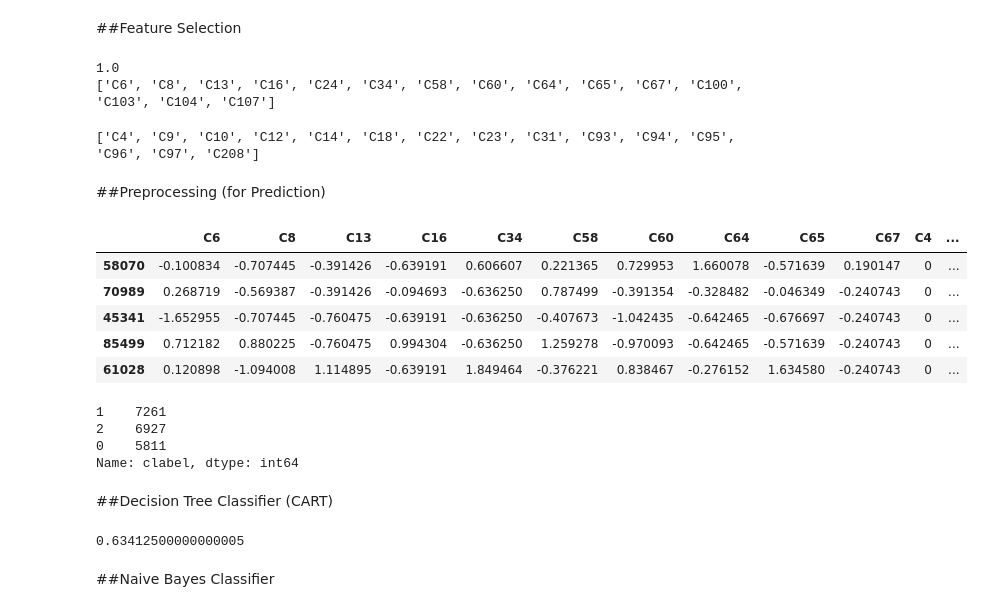
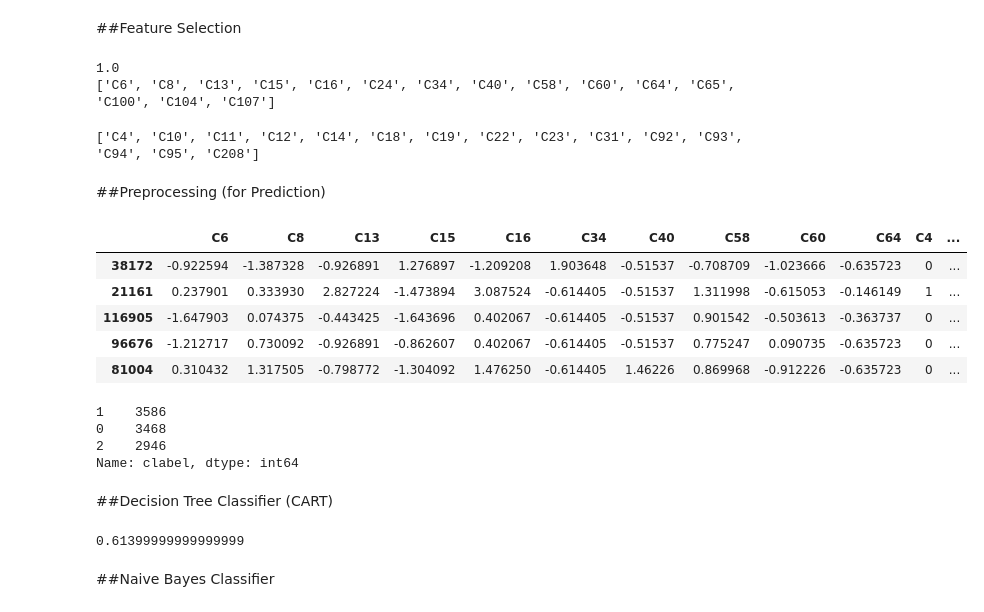
Before and after one commit to hungtzuhsuan/dataAnalytics, a Jupyter notebook: ipython/npout3_forcast.ipynb, the cells around one changed output. Cells and saved outputs as stored; diff of their text form; code cells hidden in the pictures.

```diff
--- a/ipython/npout3_forcast.ipynb
+++ b/ipython/npout3_forcast.ipynb
@@ -7,10 +7,13 @@ pd.set_option("display.max_columns", 300)
 # %%
 df = pd.read_csv('../../MB_PCUST_NPOUT_TRAIN.txt', encoding='utf-8', header=1, sep='\t', names=['C'+str(i+1) for i in xrange(215)], na_values=['?'])
 
-df = df.loc[df['C1']==6]
-df = pd.concat([df.loc[df['C3']=='N'].sample(20000*1/3),
-               df.loc[df['C3']=='Y'].sample(20000*2/3)])
+#df = pd.read_csv('../../MB_PCUST_NPOUT_EXAM.txt', encoding='utf-8', sep='\t', names=['C2']+['C'+str(i+4) for i in xrange(212)], na_values=['?'])
+#df['C3'] = df['C24'].map(lambda x: 'Y' if x>0 else 'N')
+#del df['C2']
 
+#df = df.loc[df['C1']==6]
+#df = pd.concat([df.loc[df['C3']=='N'].sample(20000*1/3), df.loc[df['C3']=='Y'].sample(20000*2/3)])
+df = df.sample(10000)
 del df['C1']
 del df['C2']
 df.head()
@@ -29,7 +32,7 @@ indices = np.where(dfco > 0.7)
 cols = [(dfco.index[x], dfco.columns[y]) for x, y in zip(*indices) if x != y and x < y]
 
 for col in cols:
-  if col[1] in df.columns: del df[col[1]]
+  if col[1] in df.columns and col[1]!='C3': del df[col[1]]
 # %% [markdown]
 ##chi-squared test
 # %%
@@ -108,7 +114,7 @@ from sklearn.pipeline import Pipeline
 from sklearn import svm
 
 #coding
-X, y = dfc, df['C3'].replace({name: n for n, name in enumerate(df['C3'].unique())})
+X, y = dfc, df['C3'].replace({'N':0, 'Y':1})
 anova_svm = Pipeline([('anova', SelectKBest(f_regression, k=15)), ('svc', svm.SVC(kernel='linear'))])
 anova_svm.set_params(svc__C=0.1).fit(X, y)
 
@@ -118,7 +124,7 @@ filtered = [dfc.columns[i] for i in anova_svm.named_steps['anova'].get_support(i
 print filtered
 # %% [output]
 1.0
-['C6', 'C8', 'C13', 'C16', 'C24', 'C34', 'C58', 'C60', 'C64', 'C65', 'C67', 'C100', 'C103', 'C104', 'C107']
+['C6', 'C8', 'C13', 'C15', 'C16', 'C24', 'C34', 'C40', 'C58', 'C60', 'C64', 'C65', 'C100', 'C104', 'C107']
 # %%
 from sklearn.feature_selection import SelectKBest, chi2
 
@@ -133,33 +139,33 @@ selector = SelectKBest(chi2, k=15).fit(dfc, y)
 filtered2 = [dfc.columns[i] for i in selector.get_support(indices=True)]
 print filtered2
 # %% [output]
-['C4', 'C9', 'C10', 'C12', 'C14', 'C18', 'C22', 'C23', 'C31', 'C93', 'C94', 'C95', 'C96', 'C97', 'C208']
+['C4', 'C10', 'C11', 'C12', 'C14', 'C18', 'C19', 'C22', 'C23', 'C31', 'C92', 'C93', 'C94', 'C95', 'C208']
 # %% [markdown]
 ##Preprocessing (for Prediction)
 # %%
 from sklearn.preprocessing import StandardScaler
 
 choosed = filtered[:11] + filtered2[:11]
 choosed.remove('C22')
 choosed.remove('C24')
 
 X = df.loc[:, choosed]
-y = df['C3'].replace({name: n for n, name in enumerate(df['C3'].unique())})
+y = df['C3'].replace({'N':0, 'Y':1})
 for col in X.columns:
   try:
     X[col].fillna(0, inplace=True)
     X[col] = StandardScaler().fit_transform(X[col])
   except:
     X[col] = X[col].replace({name: n for n, name in enumerate(X[col].unique())})
 
 X.head()
 # %% [output]
-|  | C6 | C8 | C13 | C16 | C34 | C58 | C60 | C64 | C65 | C67 | C4 | ... |
-| 58070 | -0.100834 | -0.707445 | -0.391426 | -0.639191 | 0.606607 | 0.221365 | 0.729953 | 1.660078 | -0.571639 | 0.190147 | 0 | ... |
-| 70989 | 0.268719 | -0.569387 | -0.391426 | -0.094693 | -0.636250 | 0.787499 | -0.391354 | -0.328482 | -0.046349 | -0.240743 | 0 | ... |
-| 45341 | -1.652955 | -0.707445 | -0.760475 | -0.639191 | -0.636250 | -0.407673 | -1.042435 | -0.642465 | -0.676697 | -0.240743 | 0 | ... |
-| 85499 | 0.712182 | 0.880225 | -0.760475 | 0.994304 | -0.636250 | 1.259278 | -0.970093 | -0.642465 | -0.571639 | -0.240743 | 0 | ... |
-| 61028 | 0.120898 | -1.094008 | 1.114895 | -0.639191 | 1.849464 | -0.376221 | 0.838467 | -0.276152 | 1.634580 | -0.240743 | 0 | ... |
+|  | C6 | C8 | C13 | C15 | C16 | C34 | C40 | C58 | C60 | C64 | C4 | ... |
+| 38172 | -0.922594 | -1.387328 | -0.926891 | 1.276897 | -1.209208 | 1.903648 | -0.51537 | -0.708709 | -1.023666 | -0.635723 | 0 | ... |
+| 21161 | 0.237901 | 0.333930 | 2.827224 | -1.473894 | 3.087524 | -0.614405 | -0.51537 | 1.311998 | -0.615053 | -0.146149 | 1 | ... |
+| 116905 | -1.647903 | 0.074375 | -0.443425 | -1.643696 | 0.402067 | -0.614405 | -0.51537 | 0.901542 | -0.503613 | -0.363737 | 0 | ... |
+| 96676 | -1.212717 | 0.730092 | -0.926891 | -0.862607 | 0.402067 | -0.614405 | -0.51537 | 0.775247 | 0.090735 | -0.635723 | 0 | ... |
+| 81004 | 0.310432 | 1.317505 | -0.798772 | -1.304092 | 1.476250 | -0.614405 | 1.46226 | 0.869968 | -0.912226 | -0.635723 | 0 | ... |
 # %%
 from sklearn.cluster import KMeans
 
@@ -170,9 +176,9 @@ kmeans.fit(X_cData)
 df['clabel'] = kmeans.labels_
 df['clabel'].value_counts(sort=True)
 # %% [output]
-1    7261
-2    6927
-0    5811
+1    3586
+0    3468
+2    2946
 Name: clabel, dtype: int64
 # %% [markdown]
 ##Decision Tree Classifier (CART)
@@ -186,7 +192,7 @@ clf = tree.DecisionTreeClassifier() #CART
 clf = clf.fit(X_train, y_train)
 clf.score(X_test, y_test)
 # %% [output]
-0.63412500000000005
+0.61399999999999999
 # %%
 def get_code(tree, feature_names):
   left = tree.tree_.children_left
```
Also changed, not shown: parts of 15 cells of this notebook.
